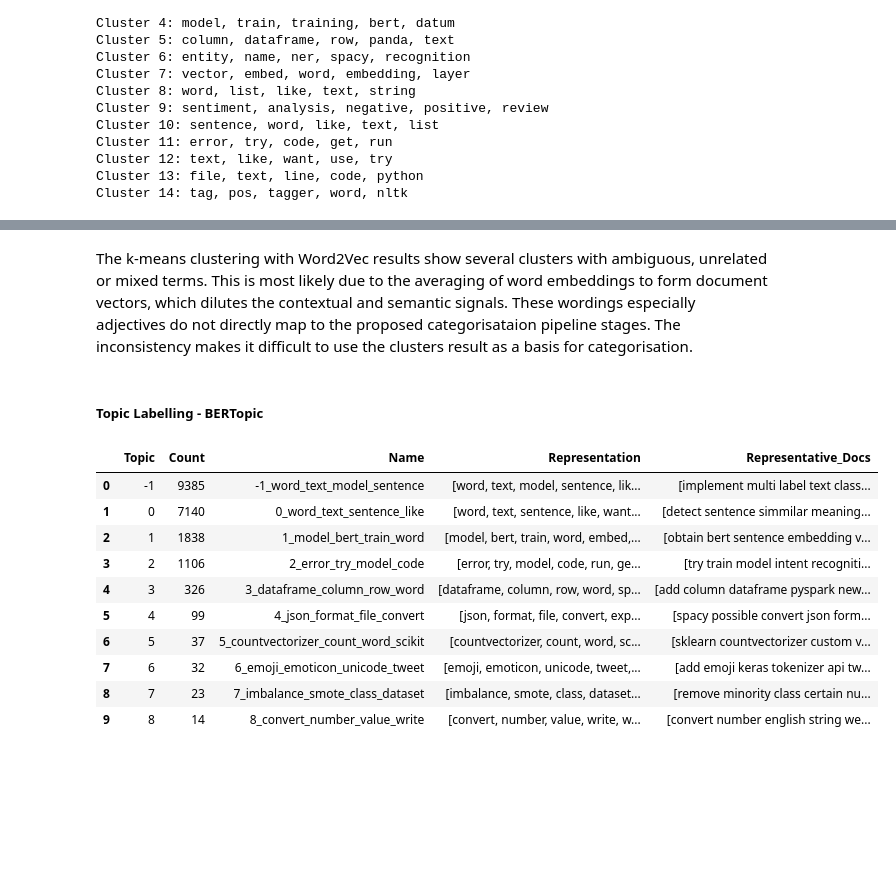
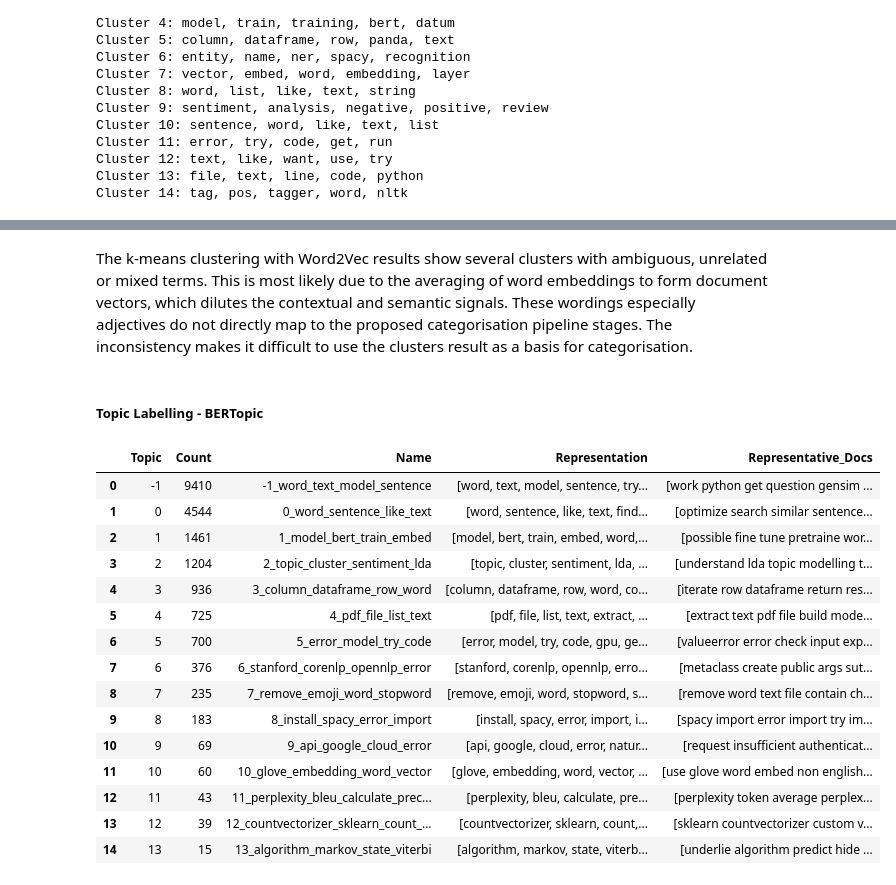
Before and after one commit to GuGu97/NLP_A2_2025, a Jupyter notebook: main.ipynb, the cells around one changed output, grey strips where cells are left out. Saved outputs shown, nothing was run; the diff lists cells and outputs as text; code cells hidden in the pictures; blank space fills up the shorter version.

```diff
--- a/main.ipynb
+++ b/main.ipynb
@@ -237,5 +256,5 @@ NameError: name 'data' is not defined
 # %% [markdown]
-The k-means clustering with Word2Vec results show several clusters with ambiguous, unrelated or mixed terms. This is most likely due to the averaging of word embeddings to form document vectors, which dilutes the contextual and semantic signals. These wordings especially adjectives do not directly map to the proposed categorisataion pipeline stages. The inconsistency makes it difficult to use the clusters result as a basis for categorisation.
+The k-means clustering with Word2Vec results show several clusters with ambiguous, unrelated or mixed terms. This is most likely due to the averaging of word embeddings to form document vectors, which dilutes the contextual and semantic signals. These wordings especially adjectives do not directly map to the proposed categorisation pipeline stages. The inconsistency makes it difficult to use the clusters result as a basis for categorisation.
 # %% [markdown]
 ##### **Topic Labelling - BERTopic**
 # %%
@@ -244,24 +263,30 @@ The k-means clustering with Word2Vec results show several clusters with ambiguou
 # %%
 # topic Labelling - BERTopic
 
 from bertopic import BERTopic
-import tf_keras as keras
 import warnings
 warnings.filterwarnings("ignore")
 
-topic_model = BERTopic(nr_topics=10)
+# create and fit BERTopic model and set the grouping of topics into 15 clusters
+topic_model = BERTopic(nr_topics=15)
 topics, probs = topic_model.fit_transform(data['cleaned_text'])
 
+# retrieve and display info about the topics
 topic_model.get_topic_info()
 # %% [output]
 |  | Topic | Count | Name | Representation | Representative_Docs |
-| 0 | -1 | 9385 | -1_word_text_model_sentence | [word, text, model, sentence, lik... | [implement multi label text class... |
-| 1 | 0 | 7140 | 0_word_text_sentence_like | [word, text, sentence, like, want... | [detect sentence simmilar meaning... |
-| 2 | 1 | 1838 | 1_model_bert_train_word | [model, bert, train, word, embed,... | [obtain bert sentence embedding v... |
-| 3 | 2 | 1106 | 2_error_try_model_code | [error, try, model, code, run, ge... | [try train model intent recogniti... |
-| 4 | 3 | 326 | 3_dataframe_column_row_word | [dataframe, column, row, word, sp... | [add column dataframe pyspark new... |
-| 5 | 4 | 99 | 4_json_format_file_convert | [json, format, file, convert, exp... | [spacy possible convert json form... |
-| 6 | 5 | 37 | 5_countvectorizer_count_word_scikit | [countvectorizer, count, word, sc... | [sklearn countvectorizer custom v... |
-| 7 | 6 | 32 | 6_emoji_emoticon_unicode_tweet | [emoji, emoticon, unicode, tweet,... | [add emoji keras tokenizer api tw... |
-| 8 | 7 | 23 | 7_imbalance_smote_class_dataset | [imbalance, smote, class, dataset... | [remove minority class certain nu... |
-| 9 | 8 | 14 | 8_convert_number_value_write | [convert, number, value, write, w... | [convert number english string we... |
+| 0 | -1 | 9410 | -1_word_text_model_sentence | [word, text, model, sentence, try... | [work python get question gensim ... |
+| 1 | 0 | 4544 | 0_word_sentence_like_text | [word, sentence, like, text, find... | [optimize search similar sentence... |
+| 2 | 1 | 1461 | 1_model_bert_train_embed | [model, bert, train, embed, word,... | [possible fine tune pretraine wor... |
+| 3 | 2 | 1204 | 2_topic_cluster_sentiment_lda | [topic, cluster, sentiment, lda, ... | [understand lda topic modelling t... |
+| 4 | 3 | 936 | 3_column_dataframe_row_word | [column, dataframe, row, word, co... | [iterate row dataframe return res... |
+| 5 | 4 | 725 | 4_pdf_file_list_text | [pdf, file, list, text, extract, ... | [extract text pdf file build mode... |
+| 6 | 5 | 700 | 5_error_model_try_code | [error, model, try, code, gpu, ge... | [valueerror error check input exp... |
+| 7 | 6 | 376 | 6_stanford_corenlp_opennlp_error | [stanford, corenlp, opennlp, erro... | [metaclass create public args sut... |
+| 8 | 7 | 235 | 7_remove_emoji_word_stopword | [remove, emoji, word, stopword, s... | [remove word text file contain ch... |
+| 9 | 8 | 183 | 8_install_spacy_error_import | [install, spacy, error, import, i... | [spacy import error import try im... |
+| 10 | 9 | 69 | 9_api_google_cloud_error | [api, google, cloud, error, natur... | [request insufficient authenticat... |
+| 11 | 10 | 60 | 10_glove_embedding_word_vector | [glove, embedding, word, vector, ... | [use glove word embed non english... |
+| 12 | 11 | 43 | 11_perplexity_bleu_calculate_prec... | [perplexity, bleu, calculate, pre... | [perplexity token average perplex... |
+| 13 | 12 | 39 | 12_countvectorizer_sklearn_count_... | [countvectorizer, sklearn, count,... | [sklearn countvectorizer custom v... |
+| 14 | 13 | 15 | 13_algorithm_markov_state_viterbi | [algorithm, markov, state, viterb... | [underlie algorithm predict hide ... |
```
Also changed, not shown: parts of 23 cells of this notebook.
